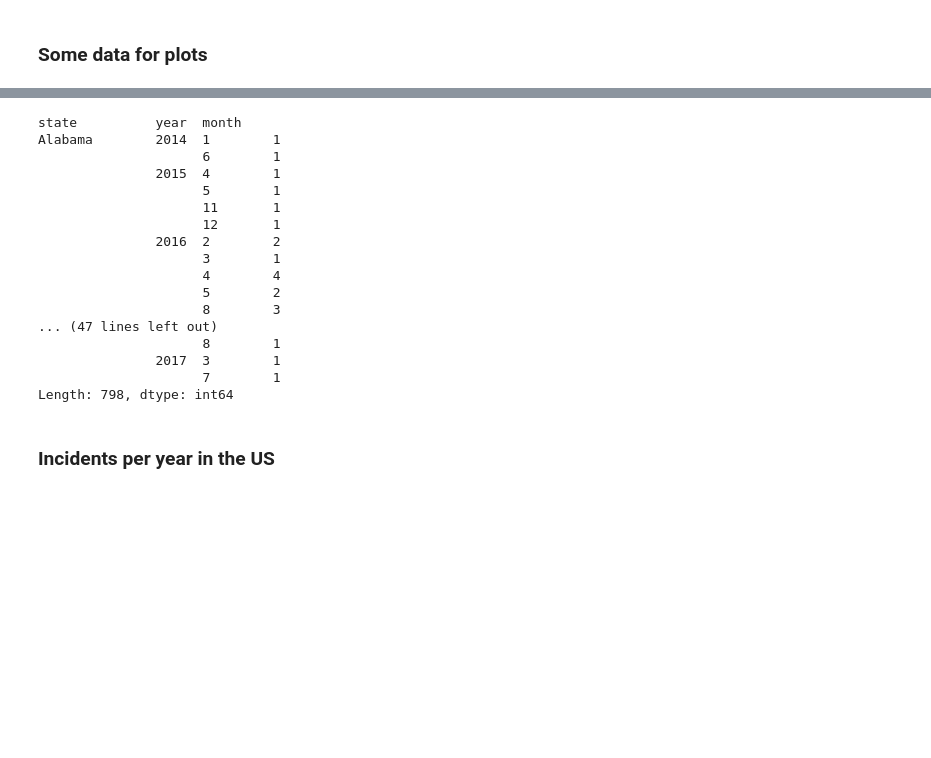
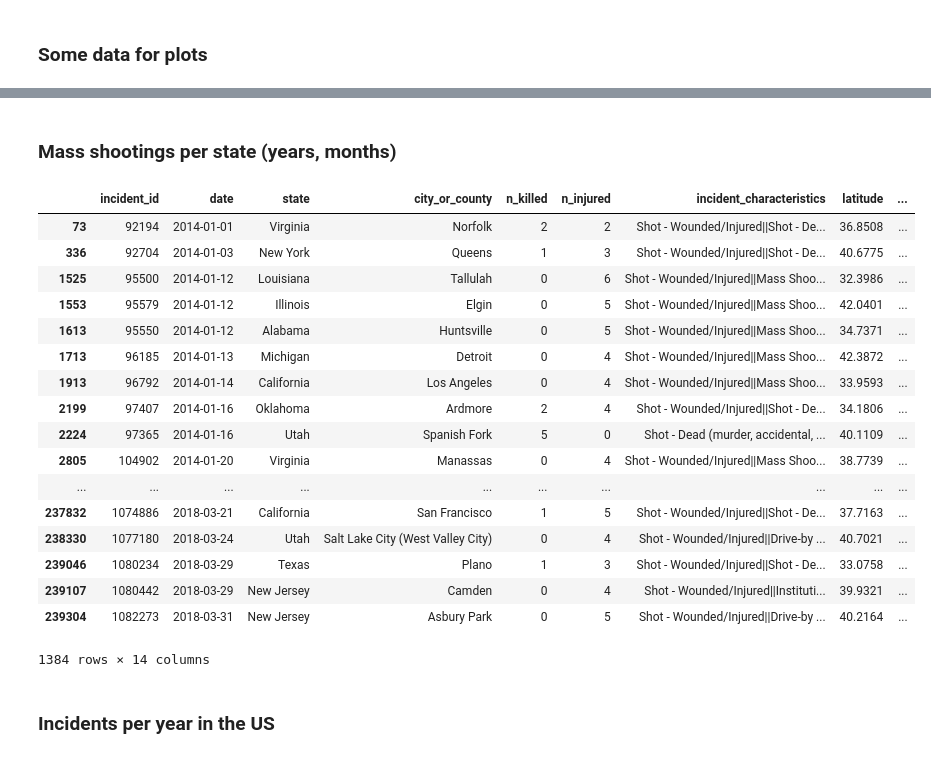
Before and after one commit to youmaywrong/DataProcessing, a Jupyter notebook: date-filtering.ipynb, the cells around one changed output, grey strips where cells are left out. Cells and saved outputs as stored; diff of their text form; code cells hidden in the pictures; blank space fills up the shorter version.

Commit message:
More mass shooting data added

```diff
--- a/date-filtering.ipynb
+++ b/date-filtering.ipynb
@@ -247,25 +191,38 @@ Indiana : 35
-# %%
-mass_shootings_df = df[df['incident_characteristics'].str.contains("Mass Shooting") == True]
-
-mass_shootings_df.groupby(['state', 'year', 'month']).size()
-# %% [output]
-state          year  month
-Alabama        2014  1        1
-                     6        1
-               2015  4        1
-                     5        1
-                     11       1
-                     12       1
-               2016  2        2
-                     3        1
-                     4        4
-                     5        2
-                     8        3
-... (47 lines left out)
-                     8        1
-               2017  3        1
-                     7        1
-Length: 798, dtype: int64
+# %% [markdown]
+### Mass shootings per state (years, months)
+# %%
+mass_shootings = df[df['incident_characteristics'].str.contains("Mass Shooting") == True]
+
+years = ['2014', '2015', '2016', '2017', '2018']
+months = ['Jan', 'Feb', 'Mar', 'Apr', 'May', 'Jun', 'Jul', 'Aug', 'Sep', 'Oct', 'Nov', 'Dec']
+months_digits = [1, 2, 3, 4, 5, 6, 7, 8, 9, 10, 11, 12]
+
+months_per_year = [(year, month) for year in years for month in months][:51]
+
+mass_shootings_df = pd.DataFrame()
+mass_shootings_df['year'] = [year for (year, month) in months_per_year]
+mass_shootings_df['months'] = [month for (year, month) in months_per_year]
+mass_shootings_df['months_digits'] = months_digits * 4 + [1, 2, 3]
+mass_shootings
+# %% [output]
+|  | incident_id | date | state | city_or_county | n_killed | n_injured | incident_characteristics | latitude | ... |
+| 73 | 92194 | 2014-01-01 | Virginia | Norfolk | 2 | 2 | Shot - Wounded/Injured||Shot - De... | 36.8508 | ... |
+| 336 | 92704 | 2014-01-03 | New York | Queens | 1 | 3 | Shot - Wounded/Injured||Shot - De... | 40.6775 | ... |
+| 1525 | 95500 | 2014-01-12 | Louisiana | Tallulah | 0 | 6 | Shot - Wounded/Injured||Mass Shoo... | 32.3986 | ... |
+| 1553 | 95579 | 2014-01-12 | Illinois | Elgin | 0 | 5 | Shot - Wounded/Injured||Mass Shoo... | 42.0401 | ... |
+| 1613 | 95550 | 2014-01-12 | Alabama | Huntsville | 0 | 5 | Shot - Wounded/Injured||Mass Shoo... | 34.7371 | ... |
+| 1713 | 96185 | 2014-01-13 | Michigan | Detroit | 0 | 4 | Shot - Wounded/Injured||Mass Shoo... | 42.3872 | ... |
+| 1913 | 96792 | 2014-01-14 | California | Los Angeles | 0 | 4 | Shot - Wounded/Injured||Mass Shoo... | 33.9593 | ... |
+| 2199 | 97407 | 2014-01-16 | Oklahoma | Ardmore | 2 | 4 | Shot - Wounded/Injured||Shot - De... | 34.1806 | ... |
+| 2224 | 97365 | 2014-01-16 | Utah | Spanish Fork | 5 | 0 | Shot - Dead (murder, accidental, ... | 40.1109 | ... |
+| 2805 | 104902 | 2014-01-20 | Virginia | Manassas | 0 | 4 | Shot - Wounded/Injured||Mass Shoo... | 38.7739 | ... |
+| ... | ... | ... | ... | ... | ... | ... | ... | ... | ... |
+| 237832 | 1074886 | 2018-03-21 | California | San Francisco | 1 | 5 | Shot - Wounded/Injured||Shot - De... | 37.7163 | ... |
+| 238330 | 1077180 | 2018-03-24 | Utah | Salt Lake City (West Valley City) | 0 | 4 | Shot - Wounded/Injured||Drive-by ... | 40.7021 | ... |
+| 239046 | 1080234 | 2018-03-29 | Texas | Plano | 1 | 3 | Shot - Wounded/Injured||Shot - De... | 33.0758 | ... |
+| 239107 | 1080442 | 2018-03-29 | New Jersey | Camden | 0 | 4 | Shot - Wounded/Injured||Instituti... | 39.9321 | ... |
+| 239304 | 1082273 | 2018-03-31 | New Jersey | Asbury Park | 0 | 5 | Shot - Wounded/Injured||Drive-by ... | 40.2164 | ... |
+1384 rows × 14 columns
 # %% [markdown]
 ### Incidents per year in the US
 # %%
```
Also changed, not shown: parts of 4 cells of this notebook, 5 other files.
